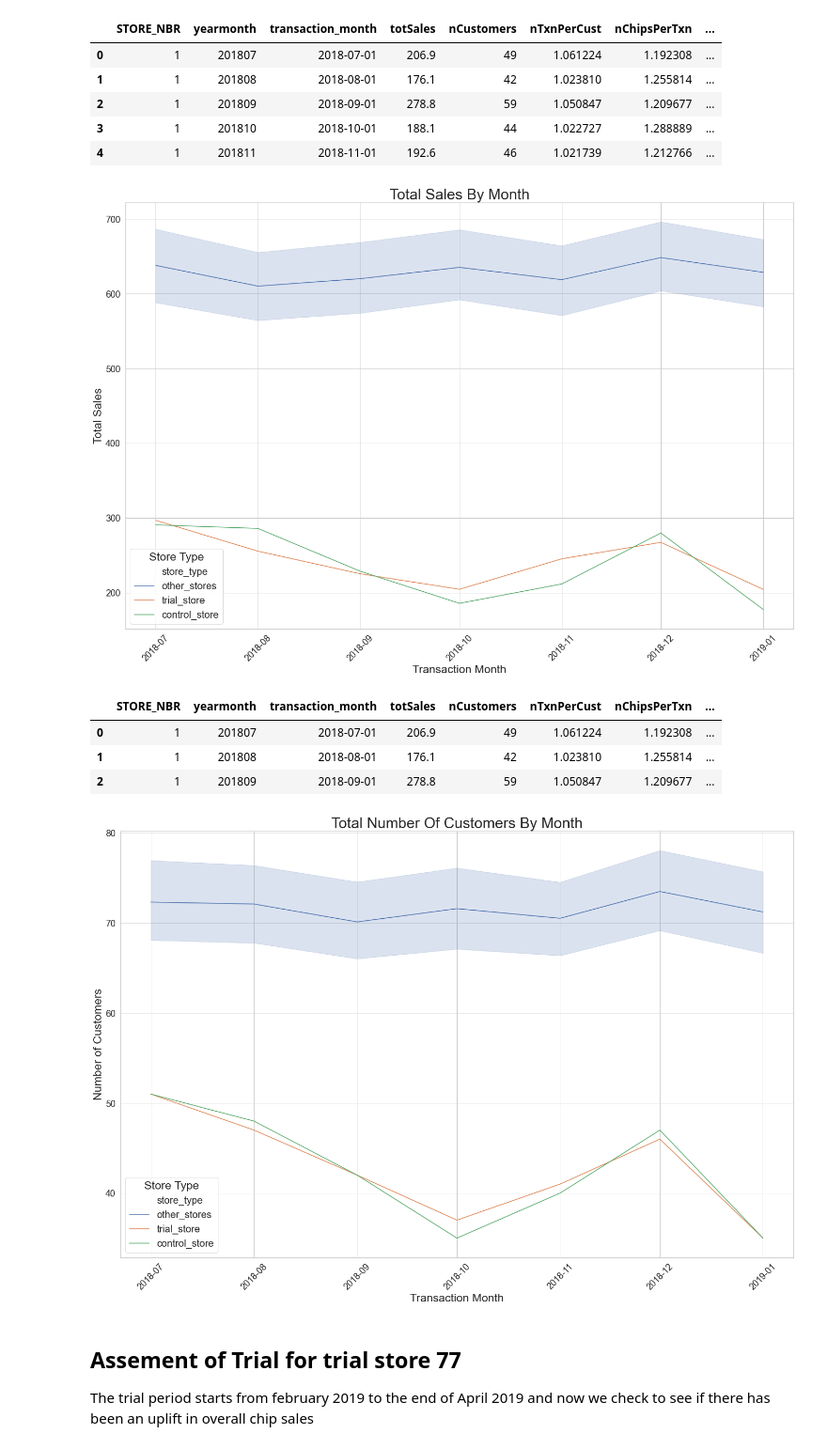
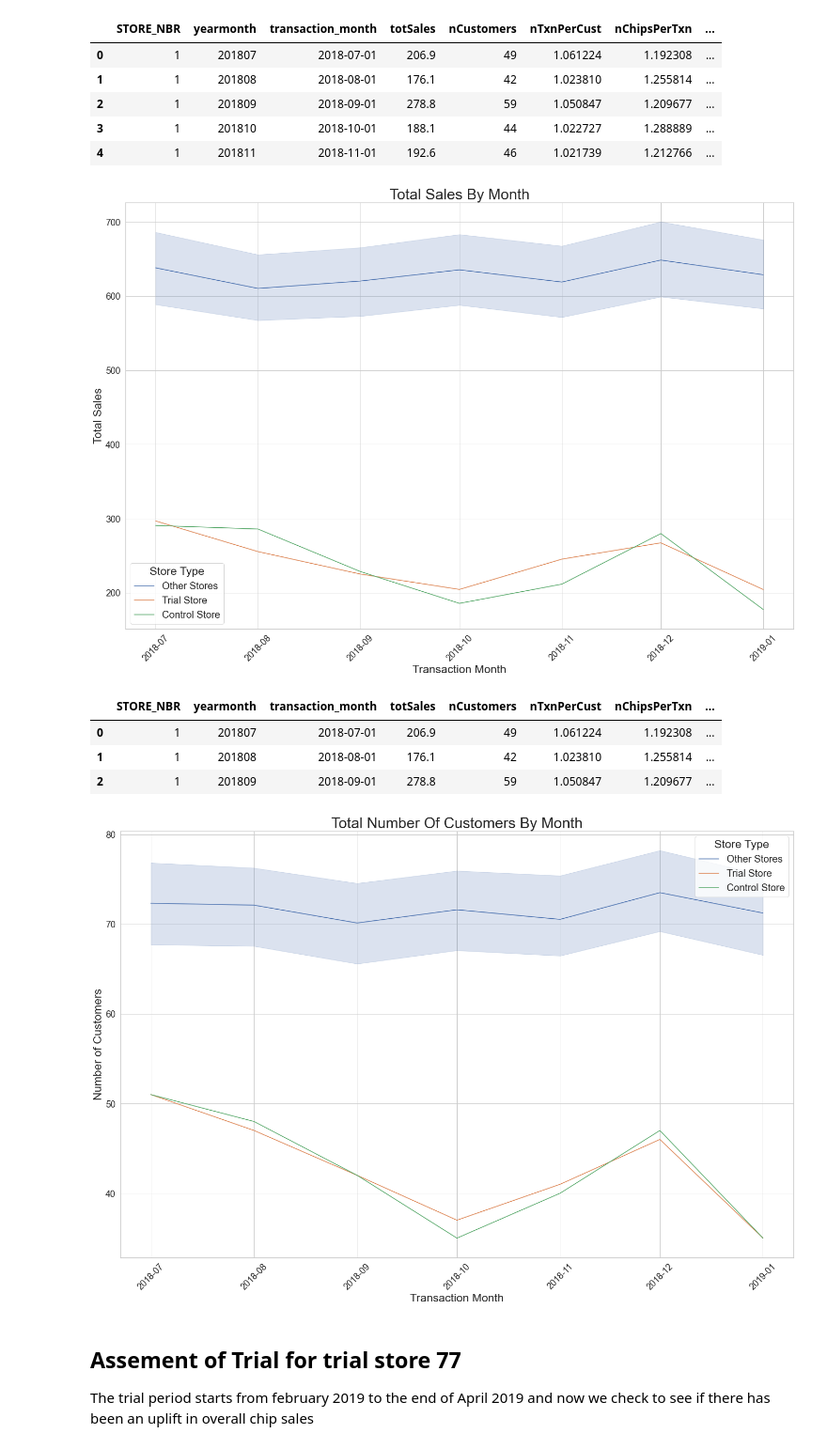
Before and after one commit to daniel8691/Quantium-virtual-internship, a Jupyter notebook: module_two_experimentation_uplifttesting.ipynb, the cells around one changed output. Shown at 94% size. Saved outputs shown, nothing was run; the diff lists cells and outputs as text; code cells hidden in the pictures.

```diff
--- a/module_two_experimentation_uplifttesting.ipynb
+++ b/module_two_experimentation_uplifttesting.ipynb
@@ -905,8 +905,14 @@ plt.ylabel("Total Sales", fontsize=23)
 plt.title("total sales by month".title(), fontsize=30)
 plt.tick_params(labelsize=18)
 
+# legend labels
+some_labels = ['Other Stores',
+              "Trial Store",
+              "Control Store"]
+
 # set legend location and fontsize
 plt.legend(title = "store type".title(),
+           labels=some_labels,
           loc='best',
           fontsize=20,
           title_fontsize=23)
@@ -917,7 +923,7 @@ plt.tight_layout()
 # save file
 plt.savefig("static/module2_analysis_pics/trial_control_salesPerMonth.png")
 # %% [output]
-[figure, old version]
+[figure, new version]
 # %%
 store_data_df.head(3)
 # %% [output]
@@ -931,34 +937,40 @@ sns.set(style='whitegrid')
 # set figure size
 plt.figure(figsize=(20,14))
 
 # create line chart
 sns.lineplot(x = "transaction_month",
             y = "nCustomers",
             hue = "store_type",
             data = store_data_df)
 
 # set x label orientation
 plt.xticks(rotation=45)
 
 # set fontsize
 plt.xlabel("Transaction Month", fontsize=23)
 plt.ylabel("Number of Customers", fontsize=23)
 plt.title("total number of customers by month".title(), fontsize=30)
 plt.tick_params(labelsize=18)
 
+# legend labels
+some_labels = ['Other Stores',
+              "Trial Store",
+              "Control Store"]
+
 # set legend location and fontsize
 plt.legend(title = "store type".title(),
+           labels=some_labels,
           loc='best',
           fontsize=20,
           title_fontsize=23)
 
 # fit the graph
 plt.tight_layout()
 
 # save file
 plt.savefig("static/module2_analysis_pics/trial_control_customersPerMonth.png")
 # %% [output]
-[figure, old version]
+[figure, new version]
 # %% [markdown]
 ## Assement of Trial for trial store 77
 The trial period starts from february 2019 to the end of April 2019 and now we check to see if there has been an uplift in overall chip sales
```
Also changed, not shown: parts of 8 cells of this notebook, 11 other files.
